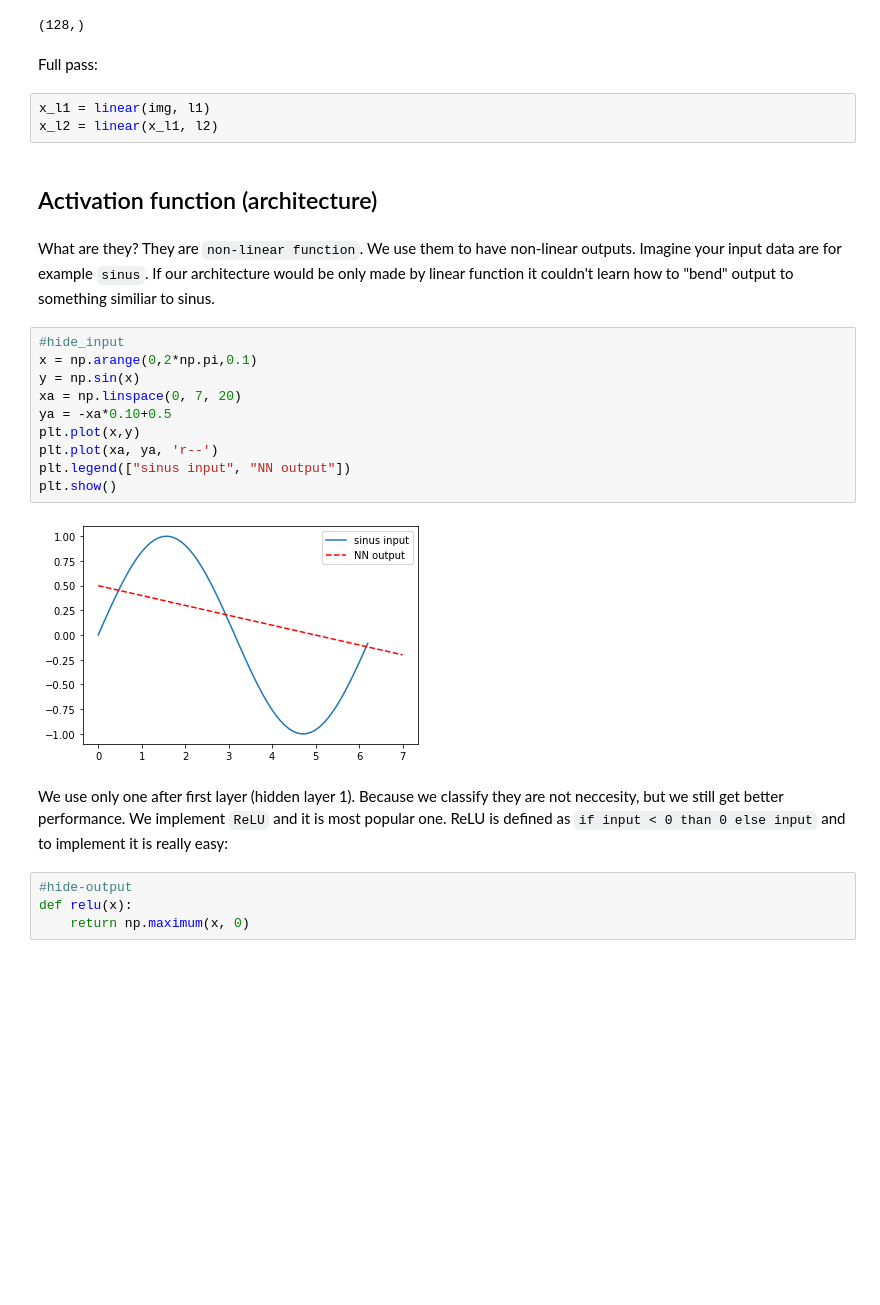
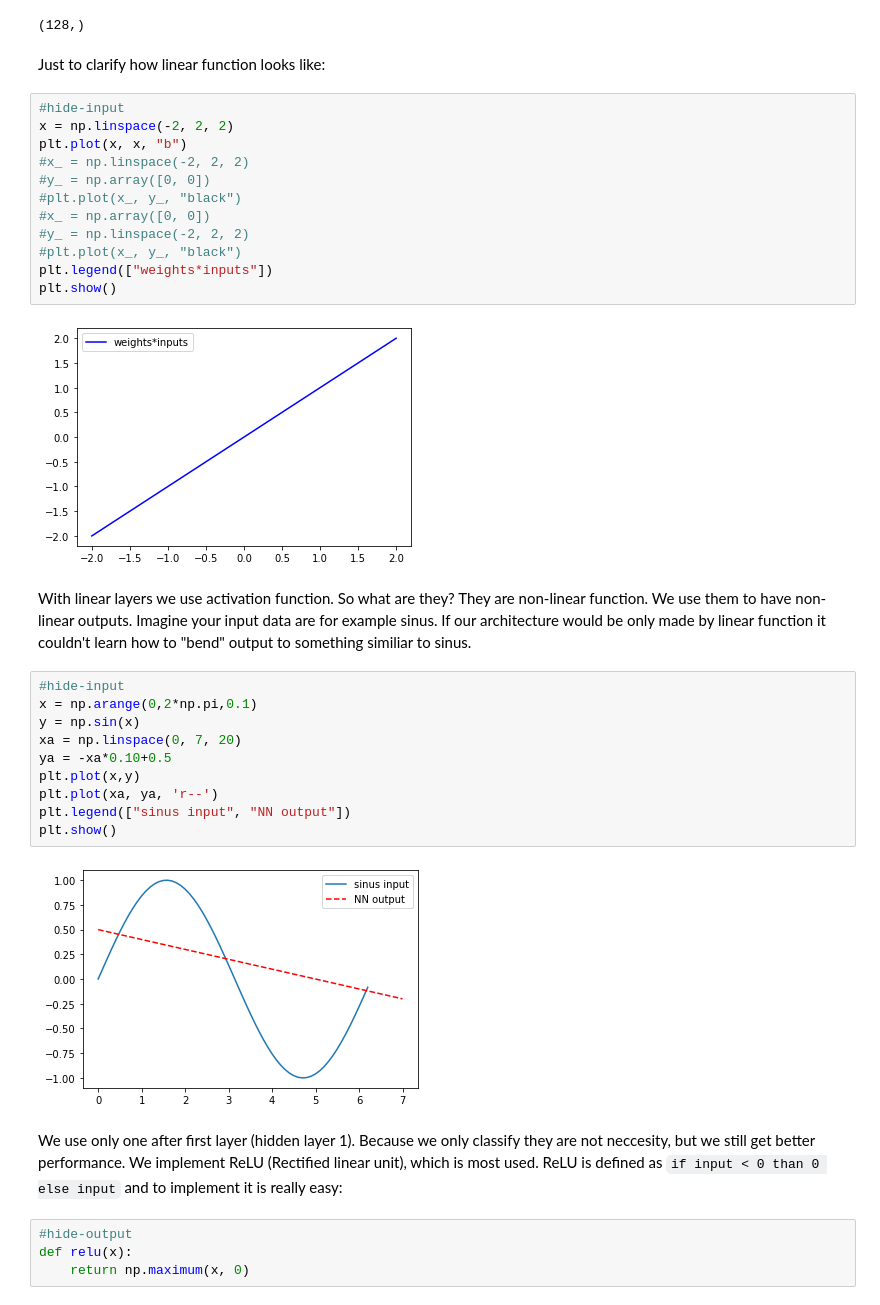
Before and after one commit to ludius0/my-blog, a Jupyter notebook: _notebooks/2020-12-10-Neural-network-from-scratch.ipynb, the cells around one changed output. Cells and saved outputs as stored; diff of their text form; blank space fills up the shorter version.

```diff
--- a/_notebooks/2020-12-05-First-blog-(test).ipynb
+++ b/_notebooks/2020-12-10-Neural-network-from-scratch.ipynb
@@ -279,17 +228,26 @@ x_l1 = linear(img, l1)
 x_l1.shape
 # %% [output]
 (128,)
-# %% [markdown]
-Full pass:
-# %%
-x_l1 = linear(img, l1)
-x_l2 = linear(x_l1, l2)
-# %% [markdown]
-## Activation function (architecture)
+# %% [markdown]
+Just to clarify how linear function looks like:
+# %%
+#hide-input
+x = np.linspace(-2, 2, 2)
+plt.plot(x, x, "b")
+#x_ = np.linspace(-2, 2, 2)
+#y_ = np.array([0, 0])
+#plt.plot(x_, y_, "black")
+#x_ = np.array([0, 0])
+#y_ = np.linspace(-2, 2, 2)
+#plt.plot(x_, y_, "black")
+plt.legend(["weights*inputs"])
+plt.show()
+# %% [output]
+[figure, added]
 # %% [markdown]
-What are they? They are `non-linear function`. We use them to have non-linear outputs. Imagine your input data are for example `sinus`. If our architecture would be only made by linear function it couldn't learn how to "bend" output to something similiar to sinus.
+With linear layers we use activation function. So what are they? They are non-linear function. We use them to have non-linear outputs. Imagine your input data are for example sinus. If our architecture would be only made by linear function it couldn't learn how to "bend" output to something similiar to sinus.
 # %%
-#hide_input
+#hide-input
 x = np.arange(0,2*np.pi,0.1)
 y = np.sin(x)
 xa = np.linspace(0, 7, 20)
@@ -301,7 +259,7 @@ plt.show()
 # %% [output]
 [figure]
 # %% [markdown]
-We use only one after first layer (hidden layer 1). Because we classify they are not neccesity, but we still get better performance. We implement `ReLU` and it is most popular one. ReLU is defined as `if input < 0 than 0 else input` and to implement it is really easy:
+We use only one after first layer (hidden layer 1). Because we only classify they are not neccesity, but we still get better performance. We implement ReLU (Rectified linear unit), which is most used. ReLU is defined as `if input < 0 than 0 else input` and to implement it is really easy:
 # %%
 #hide-output
 def relu(x):
```
Also changed, not shown: parts of 73 cells of this notebook.
